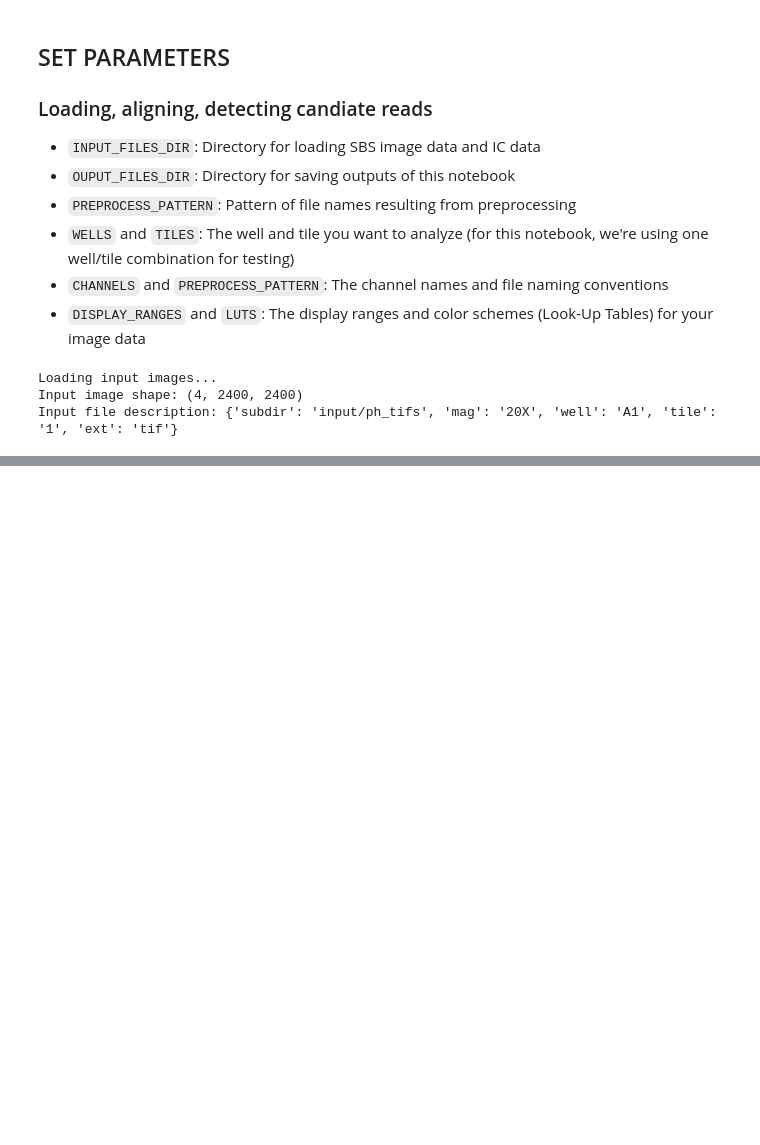
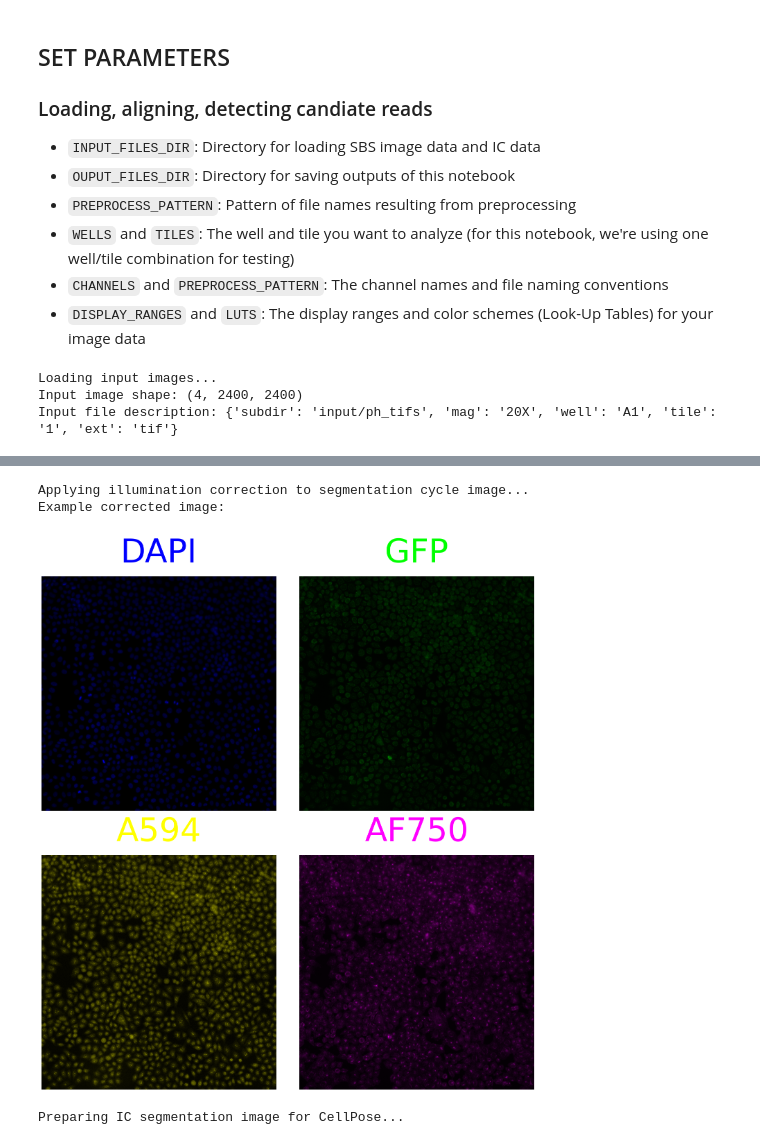
Before and after one commit to cheeseman-lab/OpticalPooledScreens, a Jupyter notebook: example_analysis/2_ph/2_ph_smk_test.ipynb, the cells around one changed output, grey strips where cells are left out. Saved outputs shown, nothing was run; the diff lists cells and outputs as text; code cells hidden in the pictures; blank space fills up the shorter version.

Commit message:
prepare cellpose image

```diff
--- a/example_analysis/2_ph/2_ph_smk_test.ipynb
+++ b/example_analysis/2_ph/2_ph_smk_test.ipynb
@@ -103,0 +112,50 @@ Input file description: {'subdir': 'input/ph_tifs', 'mag': '20X', 'well': 'A1',
+# %%
+# Define the ic file pattern
+IC_PREPROCESS_PATTERN = f'20X_{WELLS}.phenotype.illumination_correction.tif'
+
+# Define Cellpose segmentation parameters
+DAPI_INDEX = 0
+CYTO_CHANNEL = 1
+# %%
+print("Applying illumination correction to segmentation cycle image...")
+# Read the illumination correction file
+icf_file_path = f"{INPUT_FILES_DIR}/ph_ic_tifs/{IC_PREPROCESS_PATTERN}".format(
+    well=WELLS,
+)
+correction_image = read(icf_file_path)
+
+# This corresponds to the 'apply_illumination_correction' rule in Snakemake
+corrected_image = Snake._apply_illumination_correction(input_image, correction=correction_image)
+
+# show corrected
+print("Example corrected image:")
+ph0_microshow = microplot.Microimage(corrected_image[0,:,:],
+                                             cmaps = 'pure_blue',
+                                             channel_names='DAPI')
+ph1_microshow = microplot.Microimage(corrected_image[1,:,:],
+                                             cmaps = 'pure_green',
+                                             channel_names='GFP')
+ph2_microshow = microplot.Microimage(corrected_image[2,:,:],
+                                             cmaps = 'pure_yellow',
+                                             channel_names='A594')
+ph3_microshow = microplot.Microimage(corrected_image[3,:,:],
+                                             cmaps = 'pure_magenta',
+                                             channel_names='AF750')
+panel = Micropanel(rows=2, cols=2, figscaling=8)
+panel.add_element([0,0], ph0_microshow)
+panel.add_element([0,1], ph1_microshow)
+panel.add_element([1,0], ph2_microshow)
+panel.add_element([1,1], ph3_microshow)
+panel.add_channel_label()
+plt.show()
+
+print("Preparing IC segmentation image for CellPose...")
+cellpose_rgb = Snake._prepare_cellpose(corrected_image, DAPI_INDEX, CYTO_CHANNEL)
+save(name(description, tag='prepared_cellpose', subdir=OUTPUT_FILES_DIR), cellpose_rgb)
+# note, this process is done during the _segment_cellpose method below as well
+# use the prepared_cellpose image to test CellPose (see below)
+# %% [output]
+Applying illumination correction to segmentation cycle image...
+Example corrected image:
+[figure, added]
+Preparing IC segmentation image for CellPose...
```
Also changed, not shown: parts of 1 cell of this notebook, 1 other file.
